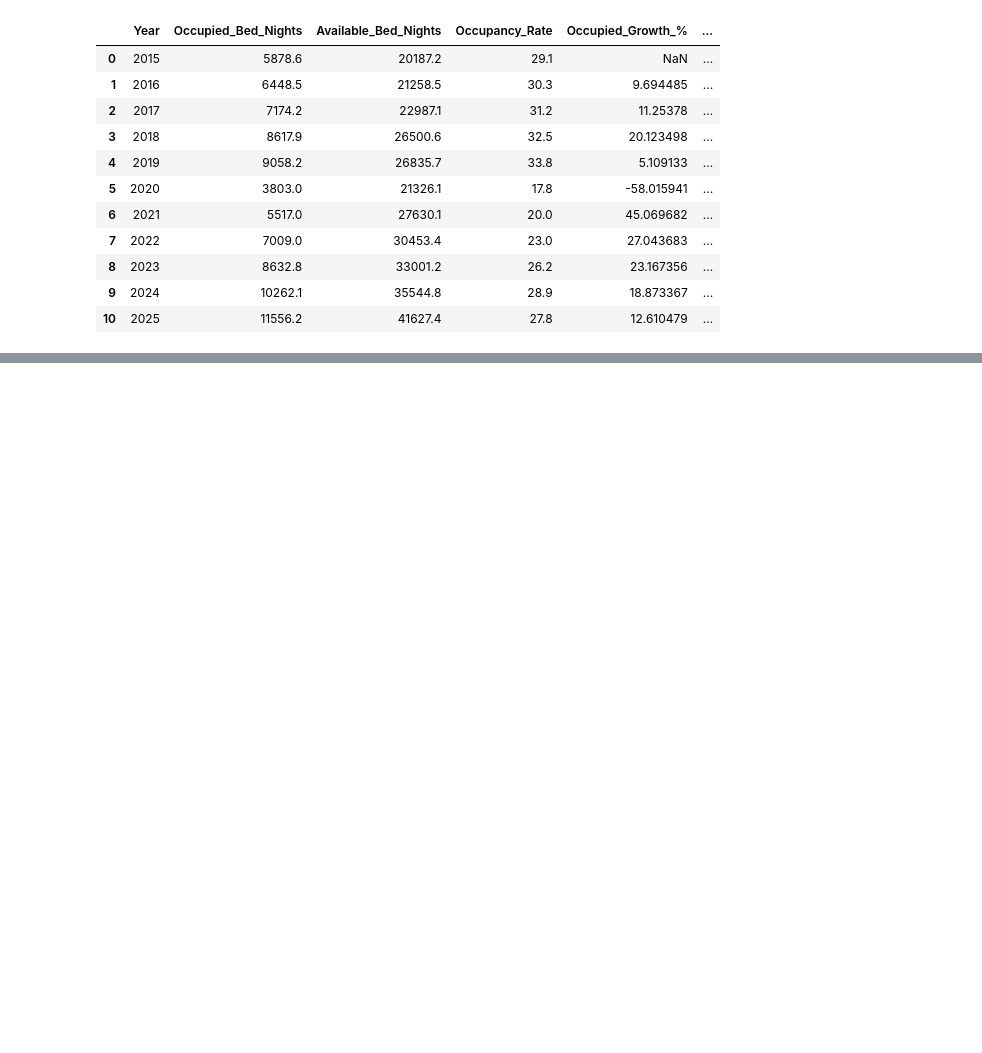
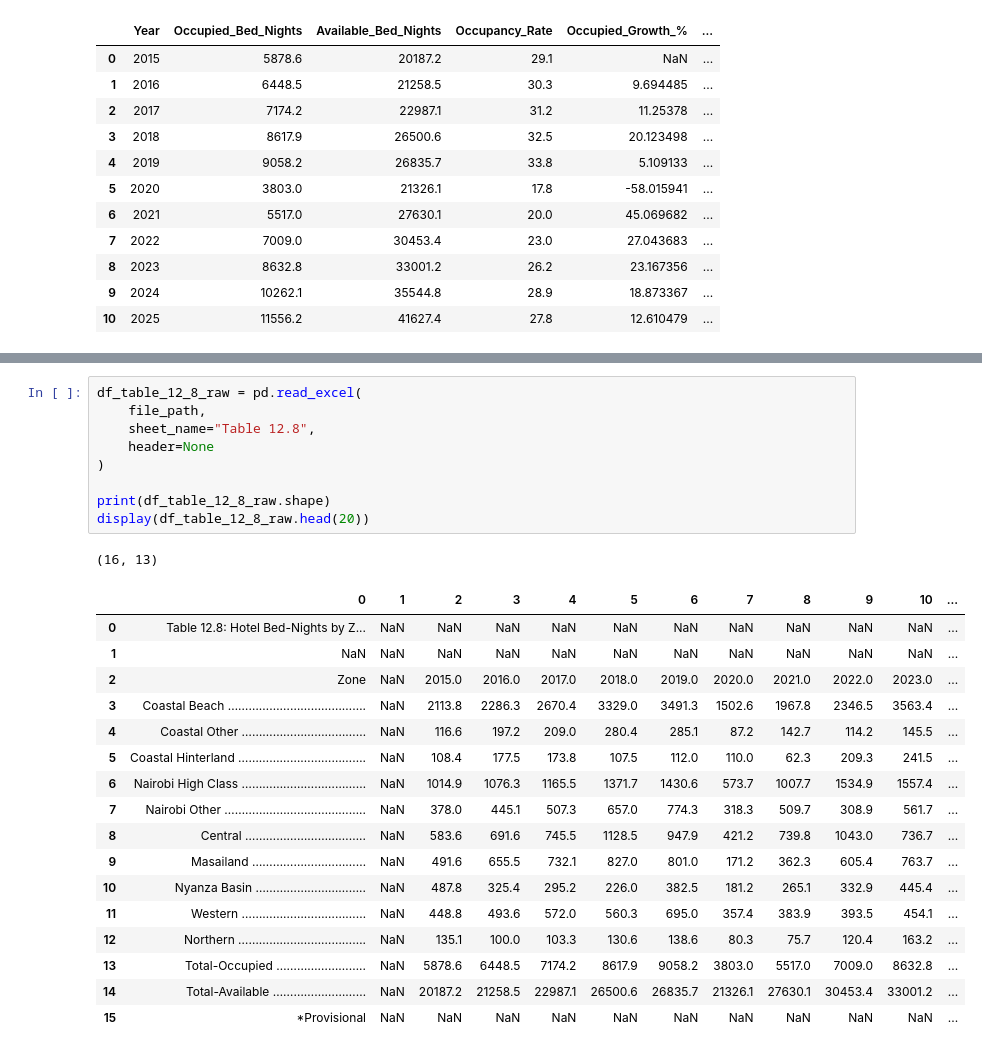
Before and after one commit to james-mutunga/Final-Capstone-Project, a Jupyter notebook: kenya_tourism_analysis.ipynb, the cells around one changed output, grey strips where cells are left out. Cells and saved outputs as stored; diff of their text form; blank space fills up the shorter version.

```diff
--- a/kenya_tourism_analysis.ipynb
+++ b/kenya_tourism_analysis.ipynb
@@ -1013,0 +1019,28 @@ df_accommodation.round(2)
+# %%
+df_table_12_8_raw = pd.read_excel(
+    file_path,
+    sheet_name="Table 12.8",
+    header=None
+)
+
+print(df_table_12_8_raw.shape)
+display(df_table_12_8_raw.head(20))
+# %% [output]
+(16, 13)
+|  | 0 | 1 | 2 | 3 | 4 | 5 | 6 | 7 | 8 | 9 | 10 | ... |
+| 0 | Table 12.8: Hotel Bed-Nights by Z... | NaN | NaN | NaN | NaN | NaN | NaN | NaN | NaN | NaN | NaN | ... |
+| 1 | NaN | NaN | NaN | NaN | NaN | NaN | NaN | NaN | NaN | NaN | NaN | ... |
+| 2 | Zone | NaN | 2015.0 | 2016.0 | 2017.0 | 2018.0 | 2019.0 | 2020.0 | 2021.0 | 2022.0 | 2023.0 | ... |
+| 3 | Coastal Beach …………………………………. | NaN | 2113.8 | 2286.3 | 2670.4 | 3329.0 | 3491.3 | 1502.6 | 1967.8 | 2346.5 | 3563.4 | ... |
+| 4 | Coastal Other ……………………………… | NaN | 116.6 | 197.2 | 209.0 | 280.4 | 285.1 | 87.2 | 142.7 | 114.2 | 145.5 | ... |
+| 5 | Coastal Hinterland ………………………………. | NaN | 108.4 | 177.5 | 173.8 | 107.5 | 112.0 | 110.0 | 62.3 | 209.3 | 241.5 | ... |
+| 6 | Nairobi High Class ……………………………… | NaN | 1014.9 | 1076.3 | 1165.5 | 1371.7 | 1430.6 | 573.7 | 1007.7 | 1534.9 | 1557.4 | ... |
+| 7 | Nairobi Other ………………………………….. | NaN | 378.0 | 445.1 | 507.3 | 657.0 | 774.3 | 318.3 | 509.7 | 308.9 | 561.7 | ... |
+| 8 | Central …………………………….. | NaN | 583.6 | 691.6 | 745.5 | 1128.5 | 947.9 | 421.2 | 739.8 | 1043.0 | 736.7 | ... |
+| 9 | Masailand …………………………… | NaN | 491.6 | 655.5 | 732.1 | 827.0 | 801.0 | 171.2 | 362.3 | 605.4 | 763.7 | ... |
+| 10 | Nyanza Basin ………………………….. | NaN | 487.8 | 325.4 | 295.2 | 226.0 | 382.5 | 181.2 | 265.1 | 332.9 | 445.4 | ... |
+| 11 | Western ……………………………… | NaN | 448.8 | 493.6 | 572.0 | 560.3 | 695.0 | 357.4 | 383.9 | 393.5 | 454.1 | ... |
+| 12 | Northern ………………………………. | NaN | 135.1 | 100.0 | 103.3 | 130.6 | 138.6 | 80.3 | 75.7 | 120.4 | 163.2 | ... |
+| 13 | Total-Occupied …………………….. | NaN | 5878.6 | 6448.5 | 7174.2 | 8617.9 | 9058.2 | 3803.0 | 5517.0 | 7009.0 | 8632.8 | ... |
+| 14 | Total-Available ……………………… | NaN | 20187.2 | 21258.5 | 22987.1 | 26500.6 | 26835.7 | 21326.1 | 27630.1 | 30453.4 | 33001.2 | ... |
+| 15 | *Provisional | NaN | NaN | NaN | NaN | NaN | NaN | NaN | NaN | NaN | NaN | ... |
```
Also changed, not shown: parts of 93 cells of this notebook, 7 other files.
